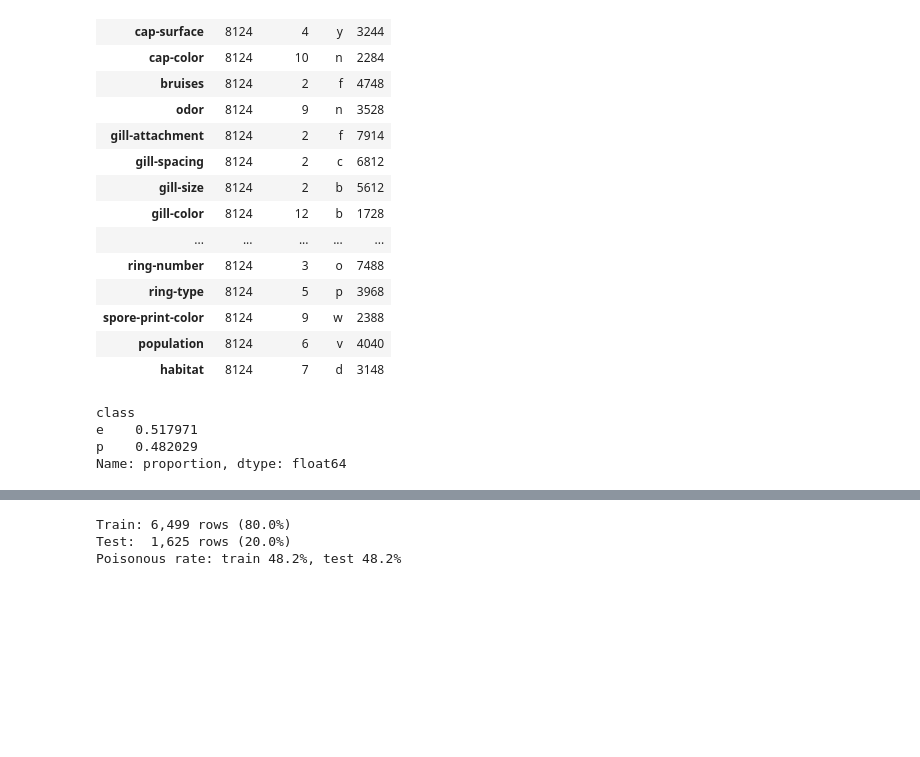
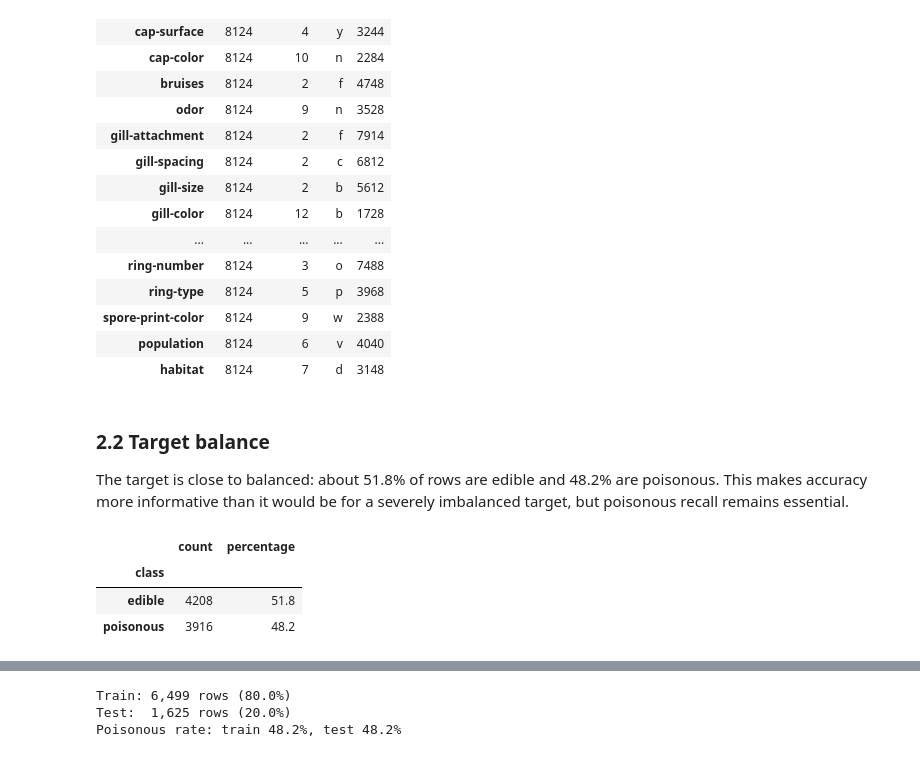
Before and after one commit to semsethy/Mushroom-FastAPI, a Jupyter notebook: Notebook/mushroom_model.ipynb, the cells around one changed output, grey strips where cells are left out. Drawn from its saved outputs; the diff is of its cells as text; code cells hidden in the pictures; blank space fills up the shorter version.

```diff
--- a/Notebook/mushroom_model.ipynb
+++ b/Notebook/mushroom_model.ipynb
@@ -101,10 +137,24 @@ df.describe().T
 | spore-print-color | 8124 | 9 | w | 2388 |
 | population | 8124 | 6 | v | 4040 |
 | habitat | 8124 | 7 | d | 3148 |
+# %% [markdown]
+### 2.2 Target balance
+
+The target is close to balanced: about 51.8% of rows are edible and 48.2% are poisonous. This makes accuracy more informative than it would be for a severely imbalanced target, but poisonous recall remains essential.
 # %%
-df["class"].value_counts(normalize=True)
+class_distribution = (
+    df[TARGET]
+    .map(CLASS_NAMES)
+    .value_counts()
+    .rename_axis("class")
+    .to_frame("count")
+)
+class_distribution["percentage"] = (
+    class_distribution["count"] / len(df) * 100
+).round(2)
+class_distribution
 # %% [output]
-class
-e    0.517971
-p    0.482029
-Name: proportion, dtype: float64
+|  | count | percentage |
+| class |  |  |
+| edible | 4208 | 51.8 |
+| poisonous | 3916 | 48.2 |
```
Also changed, not shown: parts of 29 cells of this notebook, 15 other files.
